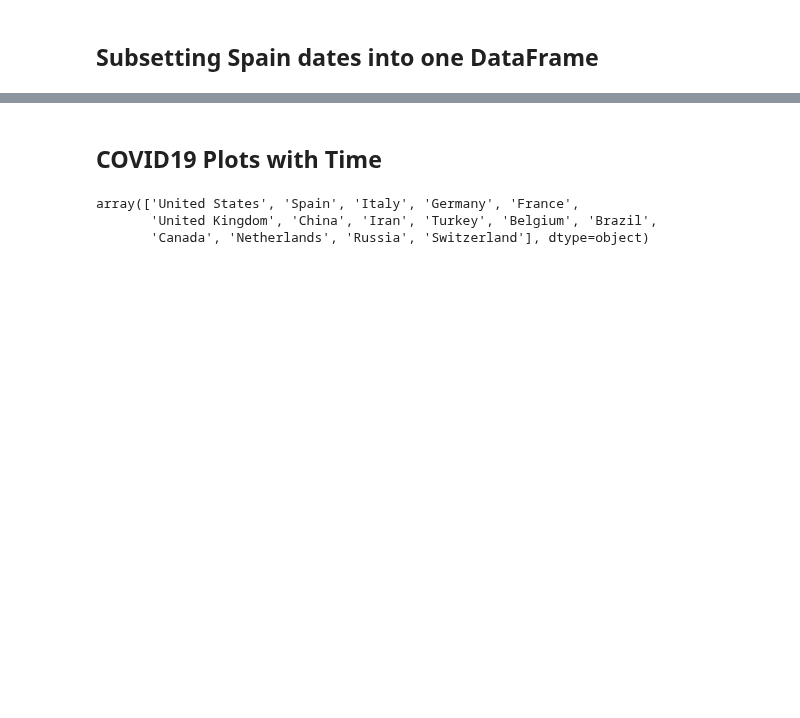
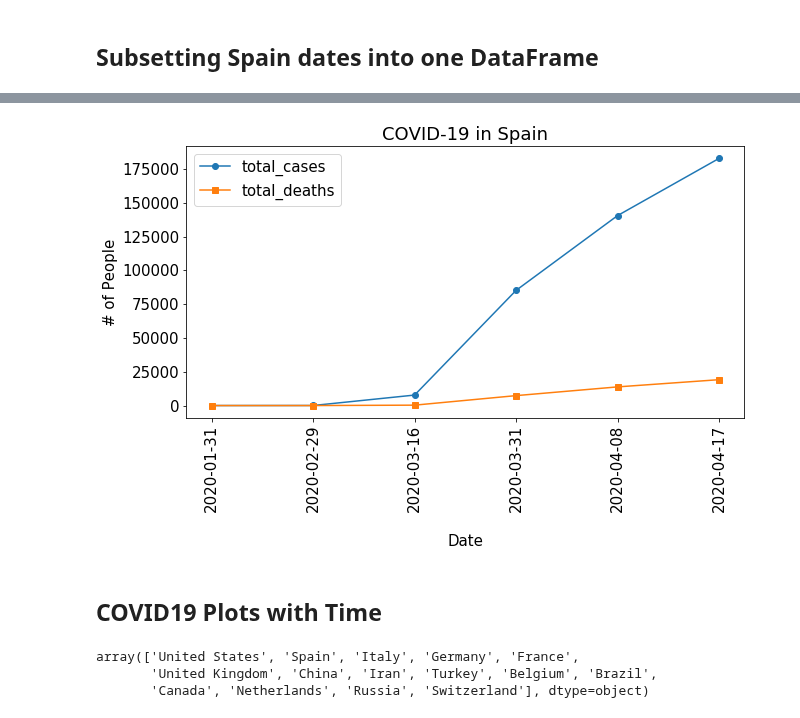
Before and after one commit to ta-data-bcn/Project-Week-3-Data-Thieves, a Jupyter notebook: your-project/Gareth Hughes/COVID-19.ipynb, the cells around one changed output, grey strips where cells are left out. Saved outputs shown, nothing was run; the diff lists cells and outputs as text; code cells hidden in the pictures; blank space fills up the shorter version.

```diff
--- a/your-project/Gareth Hughes/COVID-19.ipynb
+++ b/your-project/Gareth Hughes/COVID-19.ipynb
@@ -348,3 +419,16 @@ sort = df.sort_values(by = 'total_cases', ascending = False)
+# %%
+
+plt.plot(spain_sets['date'], spain_sets['total_cases'], marker = 'o')
+plt.plot(spain_sets['date'], spain_sets['total_deaths'], marker = 's')
+plt.title("COVID-19 in Spain")
+plt.xlabel('\nDate')
+plt.xticks(rotation = 90)
+plt.ylabel('# of People')
+plt.legend(loc='upper left')
+plt.gcf().set_size_inches(10,5)
+plt.savefig('Spain TotalCasesTotalDeaths', bbox_inches='tight')
+# %% [output]
+[figure, added]
 # %% [markdown]
 ## COVID19 Plots with Time
 # %%
```
Also changed, not shown: parts of 7 cells of this notebook, 3 other files.
